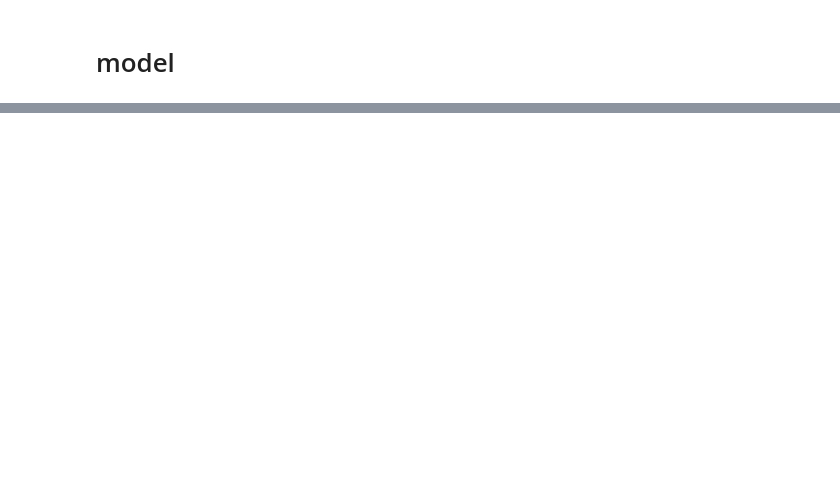
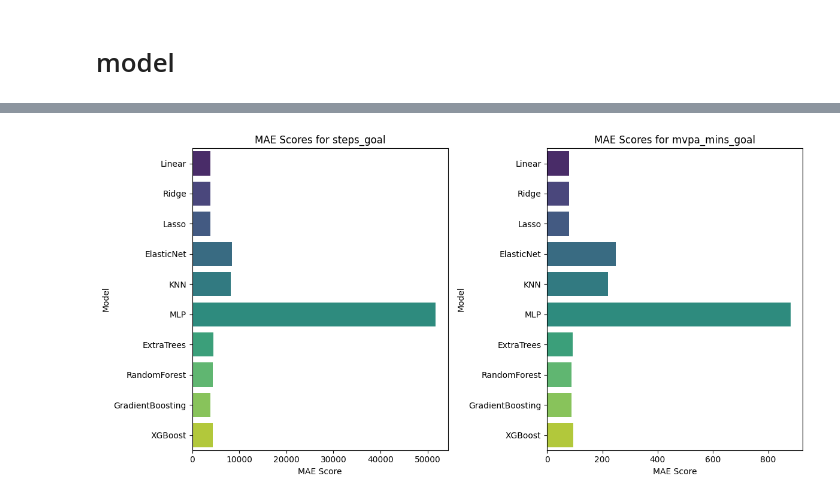
Before and after one commit to aliowx/activity-goal-prediction, a Jupyter notebook: notebook/model.ipynb, the cells around one changed output, grey strips where cells are left out. Cells and saved outputs as stored; diff of their text form; code cells hidden in the pictures; blank space fills up the shorter version.

Commit message:
feat:✍  fit the model machin learning

```diff
--- a/notebook/model.ipynb
+++ b/notebook/model.ipynb
@@ -227,4 +229,6 @@ logger.info("Feature selection completed")
 Selected features: ['weight', 'steps', 'mvpa_mins', 'steps_week_interaction', 'riskfactor_hypertension', 'riskfactor_smoking', 'acetylsalicylic_acid', 'beta_blocker', 'psychotropic', 'angiotensin2_rec ...
+# %%
+cv = RepeatedKFold(n_splits=5, n_repeats=2, random_state=SEED)
 # %% [markdown]
 # model
 # %%
@@ -299,0 +319,13 @@ logger.info("R² comparison plots saved as '../data/r2_comparison.png'")
+# %%
+result_mae_scores = {}
+for name, model in models.items():
+    logger.info(f"Training and evaluating {name} model")
+    model.fit(X_train_preprocessed, y_train)
+    y_pred = model.predict(X_val_preprocessed)
+    mae_scores = mean_absolute_error(y_val, y_pred, multioutput='raw_values')
+
+    result_mae_scores[name] = {}
+    result_mae_scores[name]['MAE_steps_goal'] = mae_scores[0]
+    result_mae_scores[name]['MAE_mvpa_mins_goal'] = mae_scores[1]
+
+    logger.info(f"{name} - MAE for steps_goal: {mae_scores[0]:.4f}, MAE for mvpa_mins_goal: {mae_scores[1]:.4f}")
@@ -299,0 +353,26 @@ logger.info("R² comparison plots saved as '../data/r2_comparison.png'")
+# %%
+plt.figure(figsize=(12, 6))
+
+# Bar plot for MAE of steps_goal
+plt.subplot(1, 2, 1)
+model_names = list(result_mae_scores.keys())
+r2_steps = [result_mae_scores[name]['MAE_steps_goal'] for name in model_names]
+sns.barplot(x=r2_steps, y=model_names, palette='viridis')
+plt.title('MAE Scores for steps_goal')
+plt.xlabel('MAE Score')
+plt.ylabel('Model')
+
+# Bar plot for MAE of mvpa_mins_goal
+plt.subplot(1, 2, 2)
+r2_mvpa = [result_mae_scores[name]['MAE_mvpa_mins_goal'] for name in model_names]
+sns.barplot(x=r2_mvpa, y=model_names, palette='viridis')
+plt.title('MAE Scores for mvpa_mins_goal')
+plt.xlabel('MAE Score')
+plt.ylabel('Model')
+
+plt.tight_layout()
+plt.savefig('../photo/r2_comparison.png')
+plt.show()
+logger.info("MAE comparison plots saved as '../photo/r2_comparison.png'")
+# %% [output]
+[figure, added]
```
Also changed, not shown: parts of 16 cells of this notebook.
